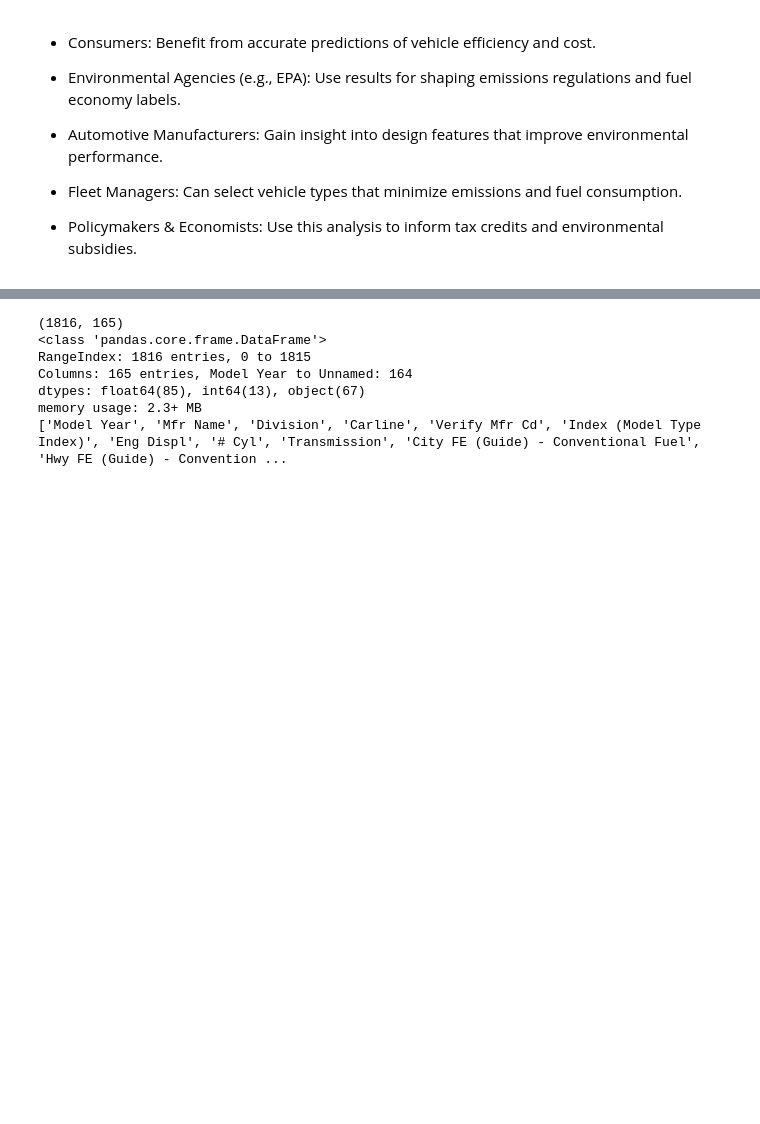
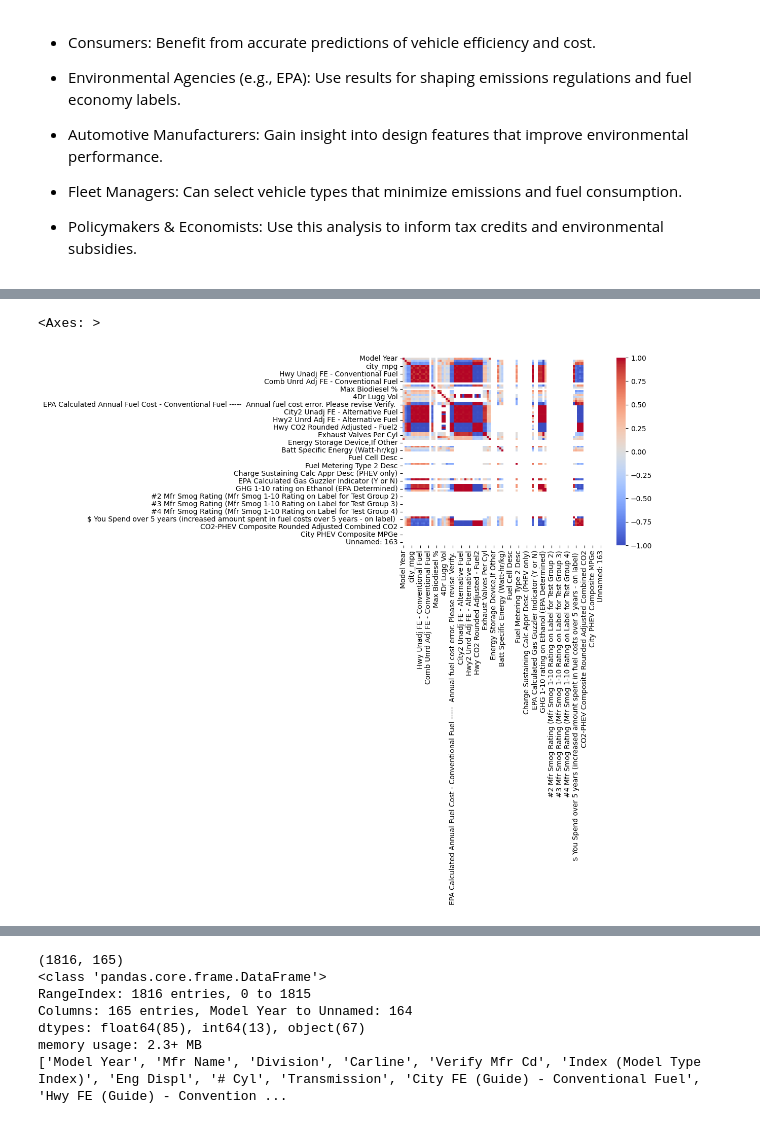
Before and after one commit to TarunZach/fuel_mpg_prediction, a Jupyter notebook: epa_fuel_economy.ipynb, the cells around one changed output, grey strips where cells are left out. Drawn from its saved outputs; the diff is of its cells as text; code cells hidden in the pictures; blank space fills up the shorter version.

```diff
--- a/epa_fuel_economy.ipynb
+++ b/epa_fuel_economy.ipynb
@@ -94,0 +175,7 @@ warnings.filterwarnings("ignore")
+# %%
+numeric_cols = df.select_dtypes(include="number")
+correlation = numeric_cols.corr()["city_mpg"].sort_values(ascending=False)
+sns.heatmap(numeric_cols.corr(), cmap="coolwarm")
+# %% [output]
+<Axes: >
+[figure, added]
```
Also changed, not shown: parts of 36 cells of this notebook, 8 other files.
